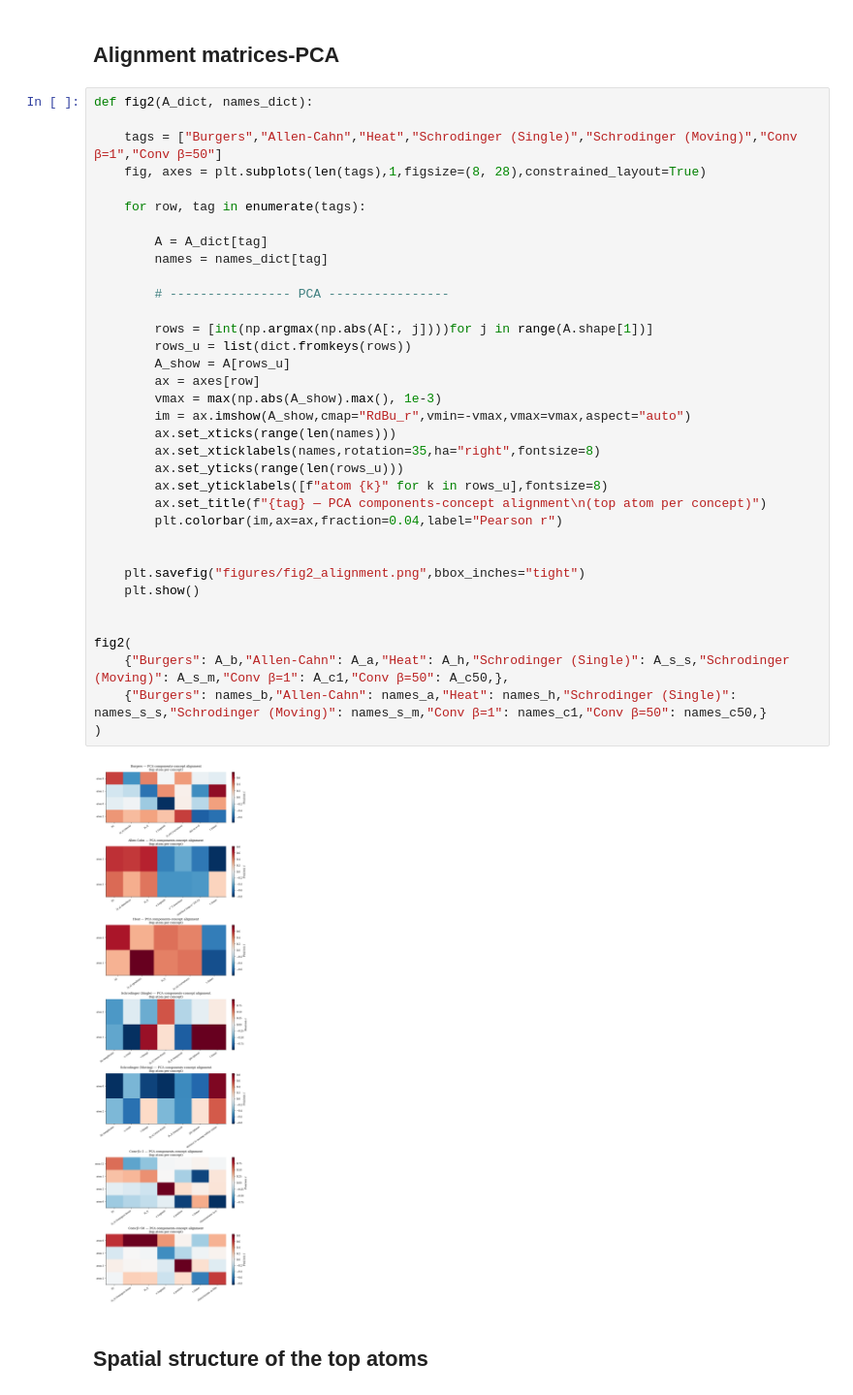
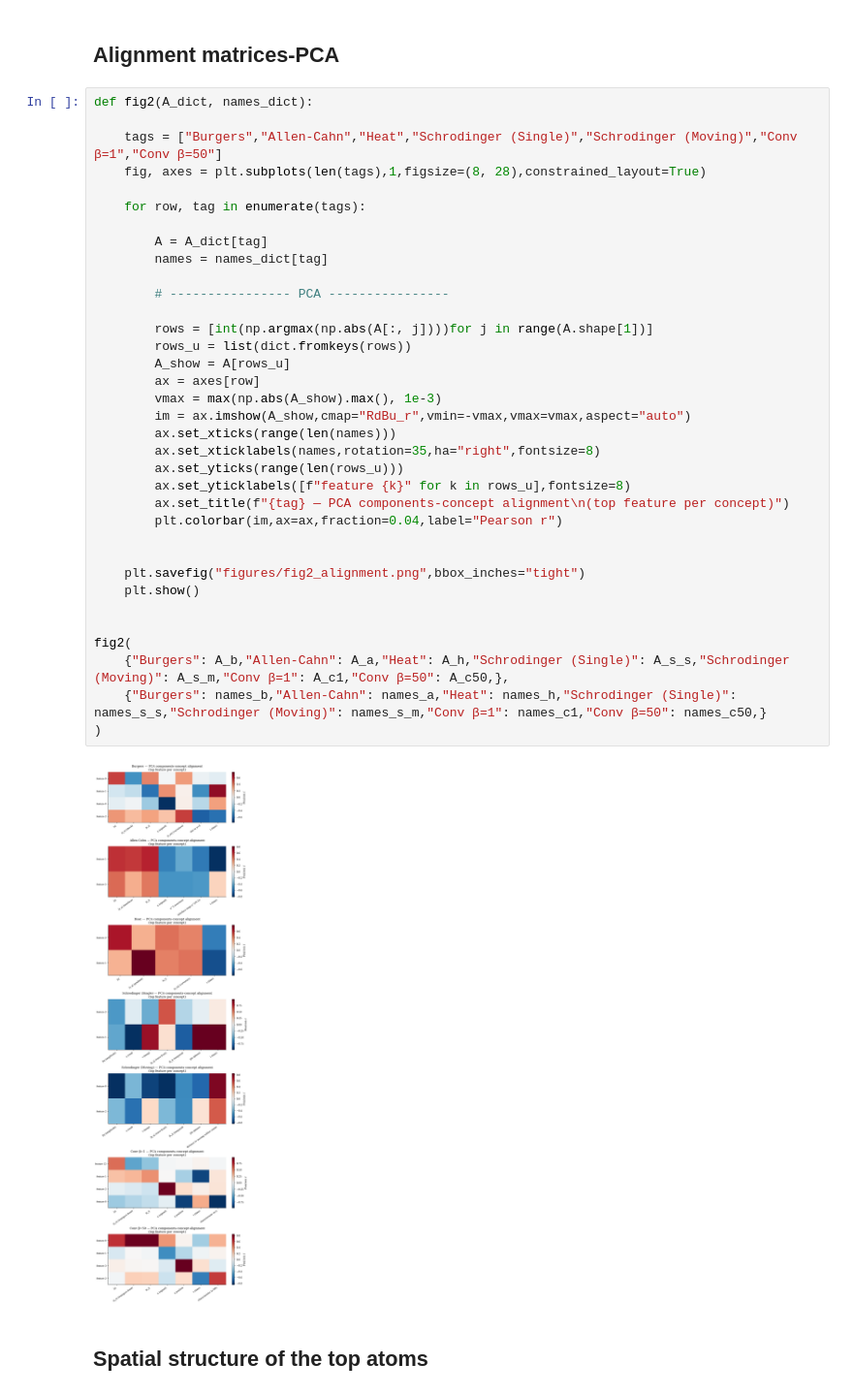
Before and after one commit to NanditaPatil-dotcom/PhysSAE, a Jupyter notebook: PhysSAE_PCA_baseline.ipynb, the cells around one changed output. Shown at 97% size. Saved outputs shown, nothing was run; the diff lists cells and outputs as text.

```diff
--- a/PhysSAE_PCA_baseline.ipynb
+++ b/PhysSAE_PCA_baseline.ipynb
@@ -974,36 +974,36 @@ def fig2(A_dict, names_dict):
     fig, axes = plt.subplots(len(tags),1,figsize=(8, 28),constrained_layout=True)
 
     for row, tag in enumerate(tags):
 
         A = A_dict[tag]
         names = names_dict[tag]
 
         # ---------------- PCA ----------------
 
         rows = [int(np.argmax(np.abs(A[:, j])))for j in range(A.shape[1])]
         rows_u = list(dict.fromkeys(rows))
         A_show = A[rows_u]
         ax = axes[row]
         vmax = max(np.abs(A_show).max(), 1e-3)
         im = ax.imshow(A_show,cmap="RdBu_r",vmin=-vmax,vmax=vmax,aspect="auto")
         ax.set_xticks(range(len(names)))
         ax.set_xticklabels(names,rotation=35,ha="right",fontsize=8)
         ax.set_yticks(range(len(rows_u)))
-        ax.set_yticklabels([f"atom {k}" for k in rows_u],fontsize=8)
-        ax.set_title(f"{tag} — PCA components-concept alignment\n(top atom per concept)")
+        ax.set_yticklabels([f"feature {k}" for k in rows_u],fontsize=8)
+        ax.set_title(f"{tag} — PCA components-concept alignment\n(top feature per concept)")
         plt.colorbar(im,ax=ax,fraction=0.04,label="Pearson r")
 
 
     plt.savefig("figures/fig2_alignment.png",bbox_inches="tight")
     plt.show()
 
 
 fig2(
     {"Burgers": A_b,"Allen-Cahn": A_a,"Heat": A_h,"Schrodinger (Single)": A_s_s,"Schrodinger (Moving)": A_s_m,"Conv β=1": A_c1,"Conv β=50": A_c50,},
     {"Burgers": names_b,"Allen-Cahn": names_a,"Heat": names_h,"Schrodinger (Single)": names_s_s,"Schrodinger (Moving)": names_s_m,"Conv β=1": names_c1,"Conv β=50": names_c50,}
 )
 # %% [output]
-[figure, old version]
+[figure, new version]
 # %% [markdown]
 ##  Spatial structure of the top atoms
 # %%
```
Also changed, not shown: parts of 10 cells of this notebook.
